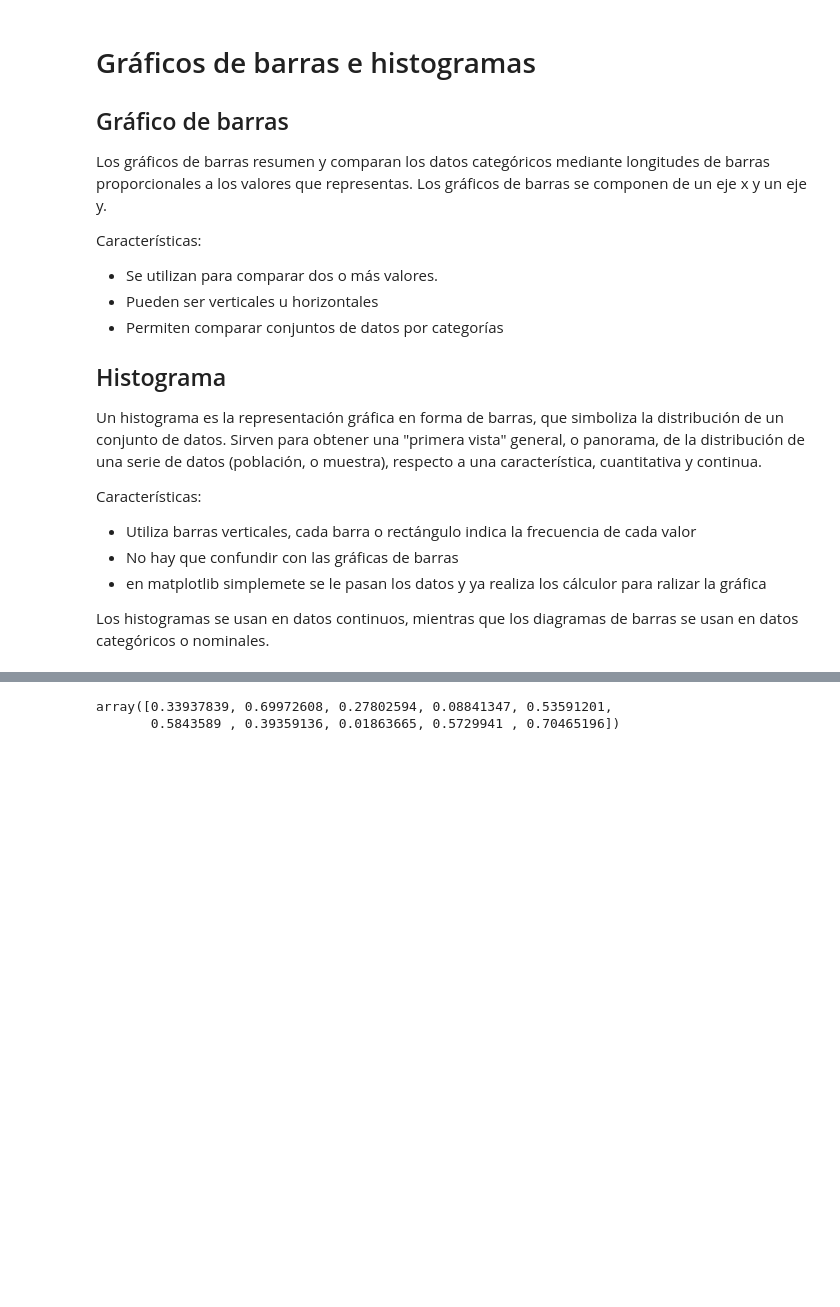
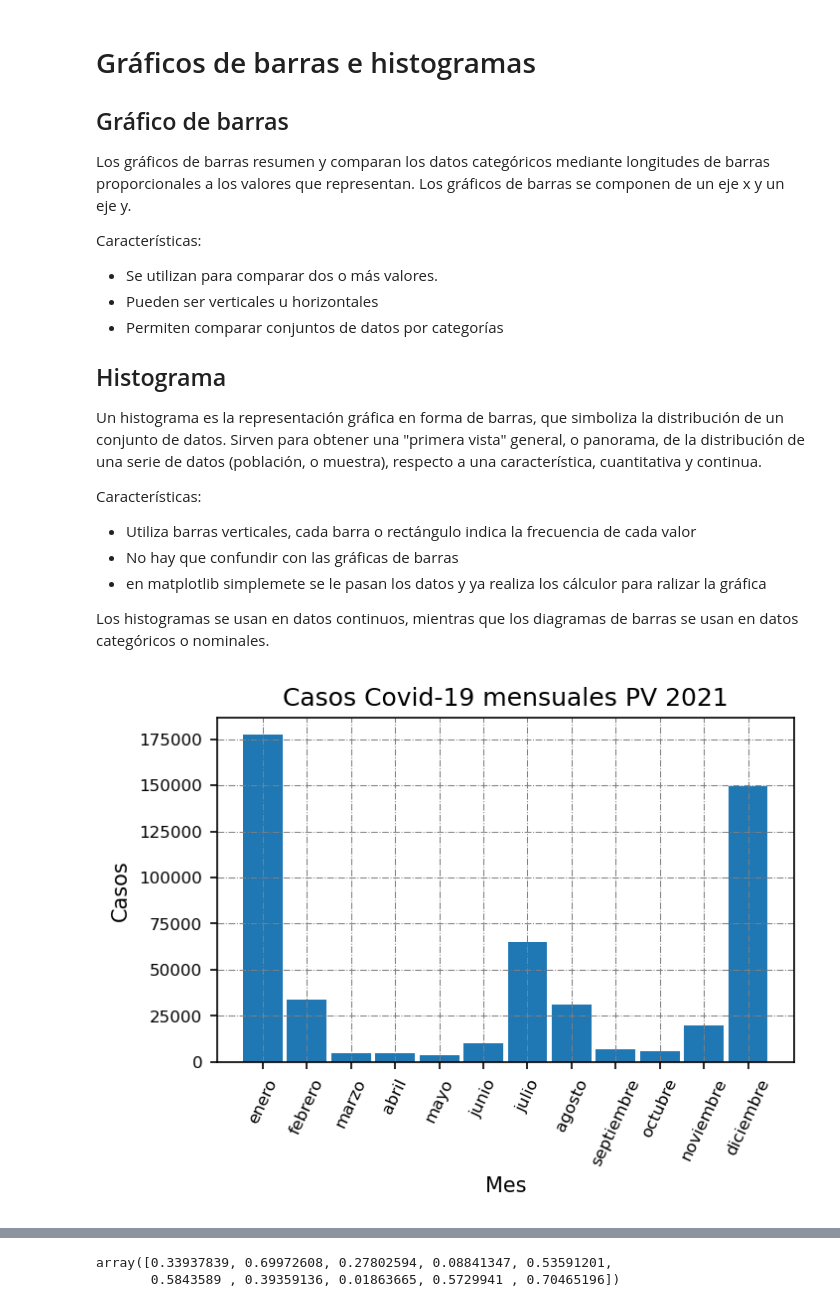
Before and after one commit to juliestadisticacode/Matplotlib-curso, a Jupyter notebook: Matplotlib_barras_histogramas.ipynb, the cells around one changed output, grey strips where cells are left out. Cells and saved outputs as stored; diff of their text form; code cells hidden in the pictures; blank space fills up the shorter version.

```diff
--- a/Matplotlib_barras_histogramas.ipynb
+++ b/Matplotlib_barras_histogramas.ipynb
@@ -1,7 +1,7 @@
 # %% [markdown]
 # Gráficos de barras e histogramas
 ## Gráfico de barras
-Los gráficos de barras resumen y comparan los datos categóricos mediante longitudes de barras proporcionales a los valores que representas. Los gráficos de barras se componen de un eje x y un eje y.
+Los gráficos de barras resumen y comparan los datos categóricos mediante longitudes de barras proporcionales a los valores que representan. Los gráficos de barras se componen de un eje x y un eje y.
 
 Características:
 + Se utilizan para comparar dos o más valores.
@@ -26,5 +27,20 @@ import matplotlib.pyplot as plt
 # %%
 %matplotlib inline
 # Set up figure size and DPI for screen demo
-plt.rcParams['figure.figsize'] = (4,3)
+plt.rcParams['figure.figsize'] = (5,3)
 plt.rcParams['figure.dpi'] = 150
+# %%
+# Cargamos el dataframe
+df = pd.read_csv('./data/covid_cv.csv')
+# %%
+# como la variable més del dataframe es categórica
+plt.bar(df.Mes, df.Casos, width=0.9, label='Casos',linestyle='dashed')
+plt.title('Casos Covid-19 mensuales PV 2021')
+plt.xlabel('Mes')
+plt.ylabel('Casos')
+plt.xticks(rotation=65, fontsize=8)
+plt.yticks(fontsize=8)
+plt.grid(linestyle='-.', linewidth=0.5, color='gray', zorder=-10)
+plt.show()
+# %% [output]
+[figure, added]
```
Also changed, not shown: parts of 2 cells of this notebook, 4 other files.
